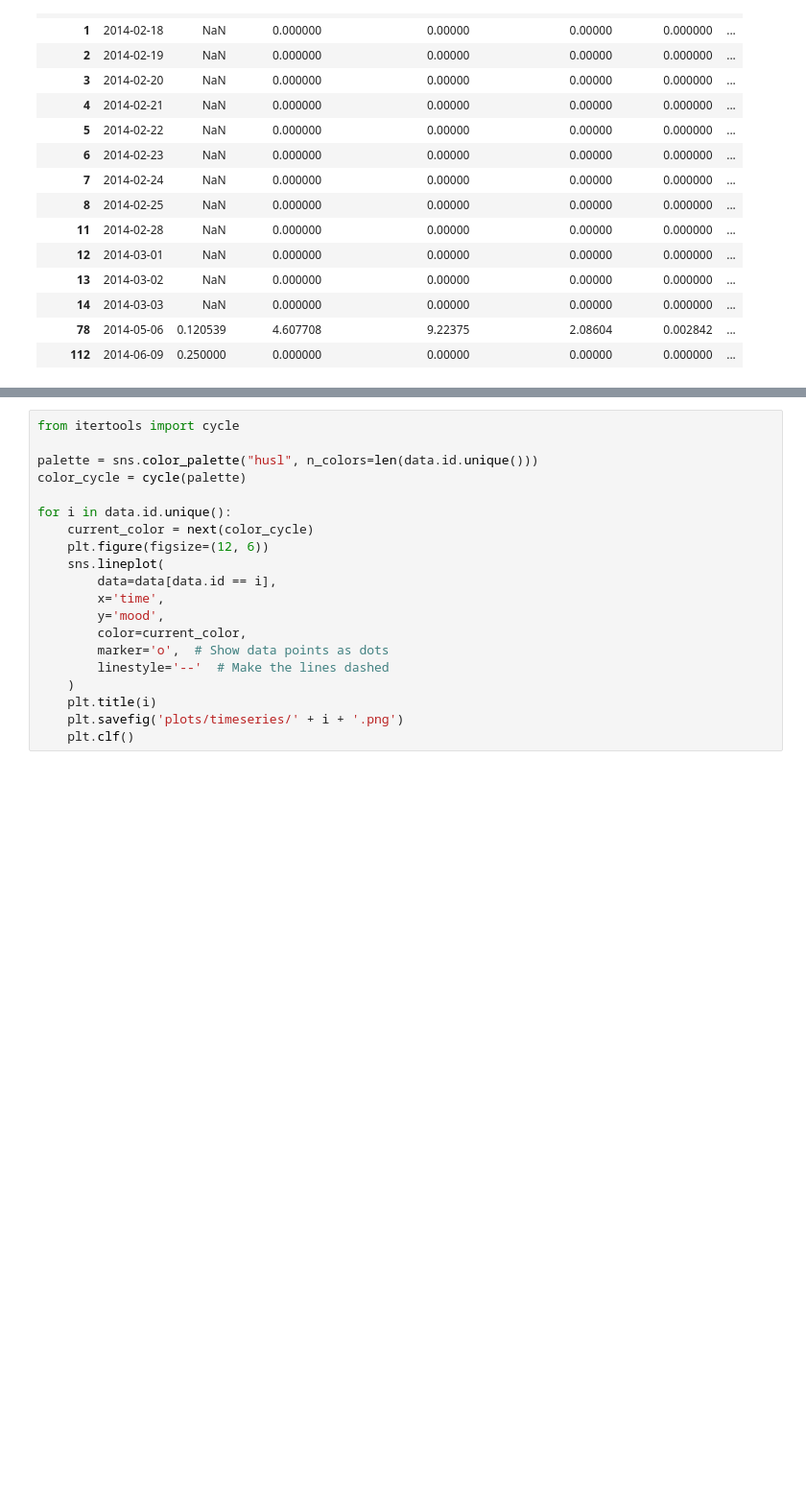
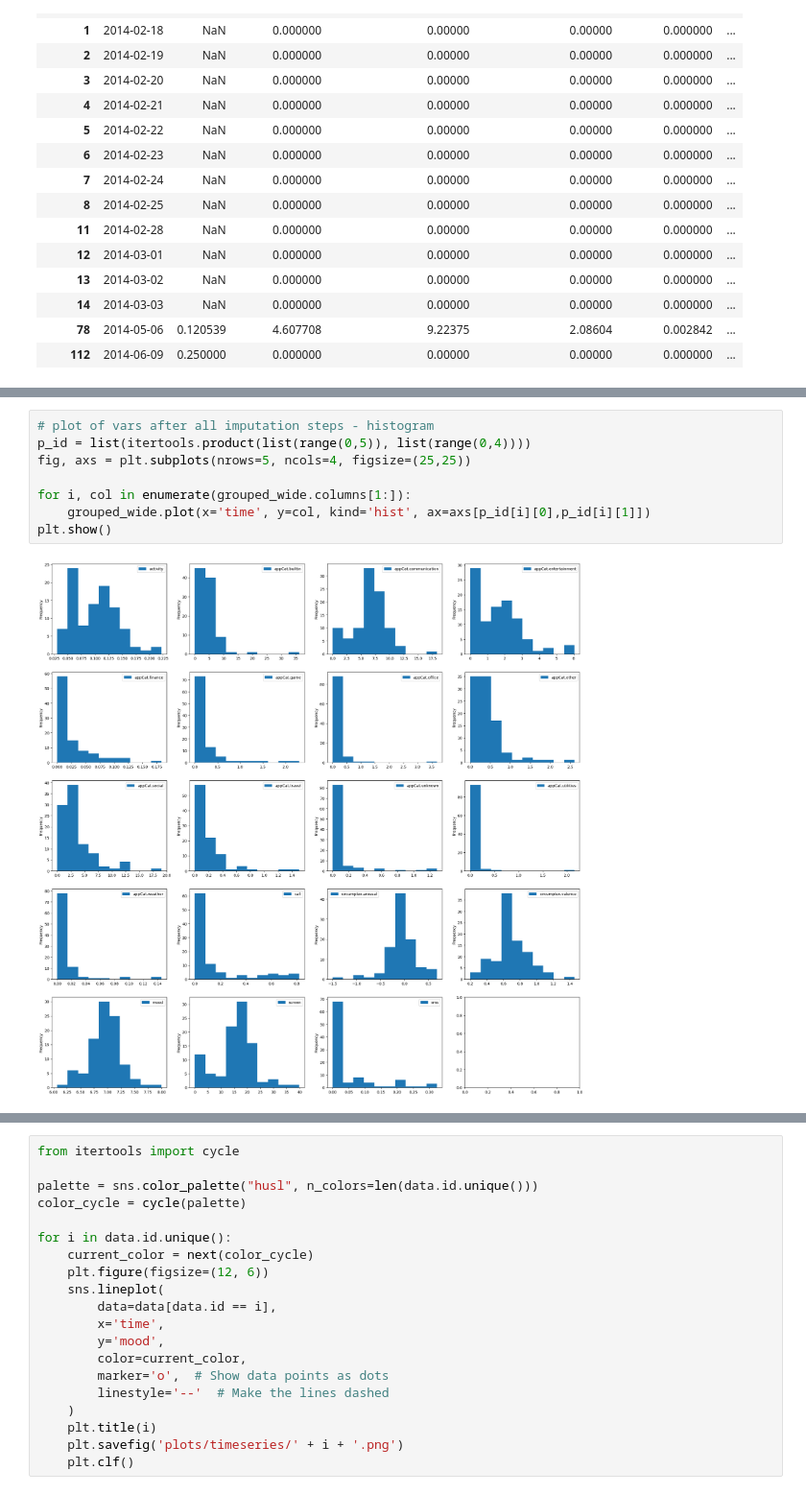
Before and after one commit to timmooren/DM1, a Jupyter notebook: DM1b.ipynb, the cells around one changed output, grey strips where cells are left out. Shown at 96% size. Saved outputs shown, nothing was run; the diff lists cells and outputs as text; blank space fills up the shorter version.

```diff
--- a/DM1b.ipynb
+++ b/DM1b.ipynb
@@ -115,3 +176,13 @@ day
+# %%
+# plot of vars after all imputation steps - histogram
+p_id = list(itertools.product(list(range(0,5)), list(range(0,4))))
+fig, axs = plt.subplots(nrows=5, ncols=4, figsize=(25,25))
+
+for i, col in enumerate(grouped_wide.columns[1:]):
+    grouped_wide.plot(x='time', y=col, kind='hist', ax=axs[p_id[i][0],p_id[i][1]])
+plt.show()
+# %% [output]
+[figure, added]
 # %%
 # show rows with missing values
 grouped_wide[grouped_wide.isnull().any(axis=1)]
```
Also changed, not shown: parts of 9 cells of this notebook, 30 other files.
